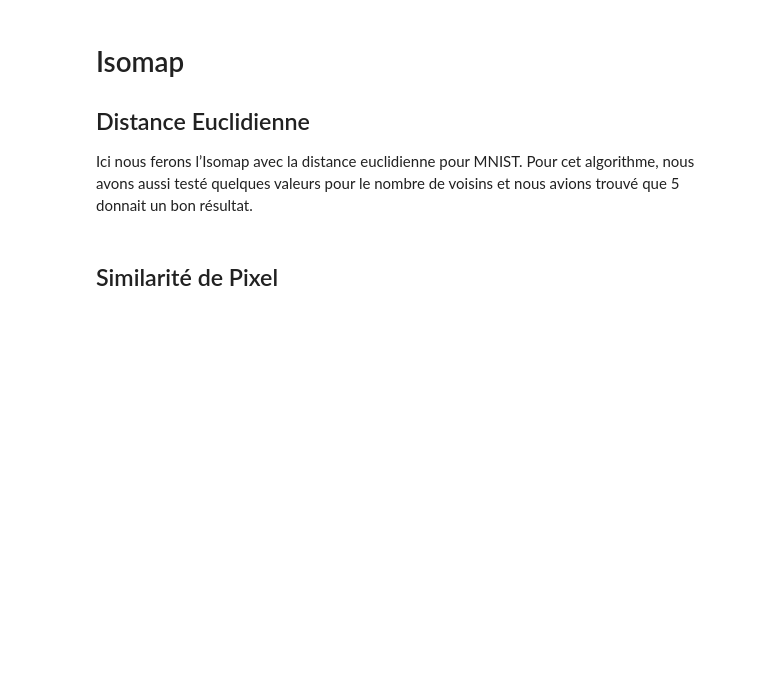
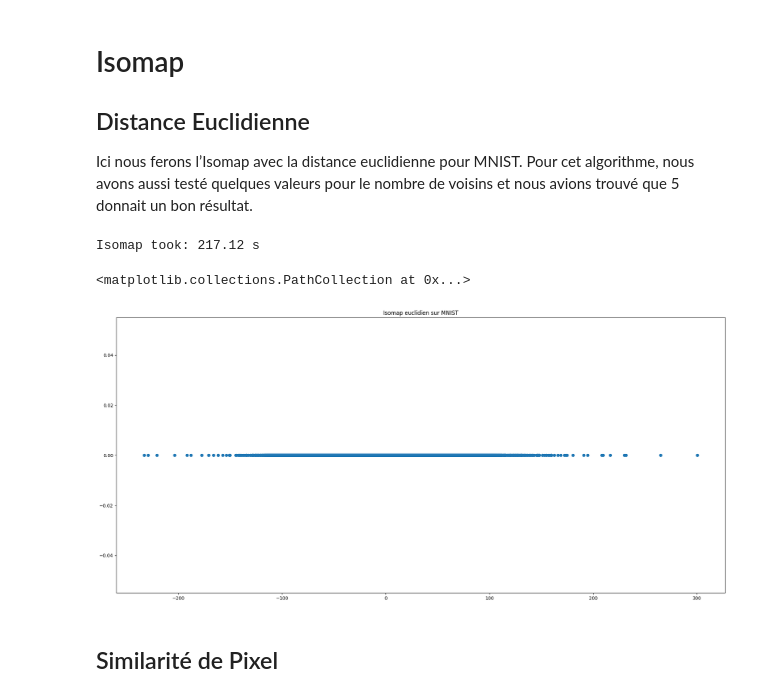
Before and after one commit to Wickkawizz/IFT-3700_TPs, a Jupyter notebook: Devoir 1/Devoir 1.ipynb, the cells around one changed output. Drawn from its saved outputs; the diff is of its cells as text; code cells hidden in the pictures; blank space fills up the shorter version.

```diff
--- a/Devoir 1/Devoir 1.ipynb
+++ b/Devoir 1/Devoir 1.ipynb
@@ -434,19 +473,26 @@ Ici nous ferons l’Isomap avec la distance euclidienne pour MNIST. Pour cet alg
 # %%
 from time import time
 isomap = Isomap(n_components=2, n_neighbors=5, metric='minkowski', p=2)
 
 start = time()
-X_transformed_isomap = isomap.fit_transform(X_std_train)
+X_transformed_isomap = isomap.fit_transform(X_std_train[0:20000, :])
 
 print("Isomap took: %.2f s" % (time() - start))
 
 fig = plt.figure(figsize=(24, 24))
 ax = fig.add_subplot(211)
 ax.set_title('Isomap euclidien sur MNIST')
 ax.scatter(X_transformed_isomap, np.zeros_like(X_transformed_isomap))
 
+# Isomap took: 217.12 s
+
+
 # Isomap_5n took: 6431123.26 ms (6,431.12326 s) (107.19 m) (1.79 h)
 # UserWarning: The number of connected components of the neighbors graph is 37 > 1. Completing the graph to fit Isomap might be slow. Increase the number of neighbors to avoid this issue.
 # self._fit_transform(X)
+# %% [output]
+Isomap took: 217.12 s
+<matplotlib.collections.PathCollection at 0x...>
+[figure, added]
 # %% [markdown]
 ## Similarité de Pixel
```
Also changed, not shown: parts of 13 cells of this notebook.
